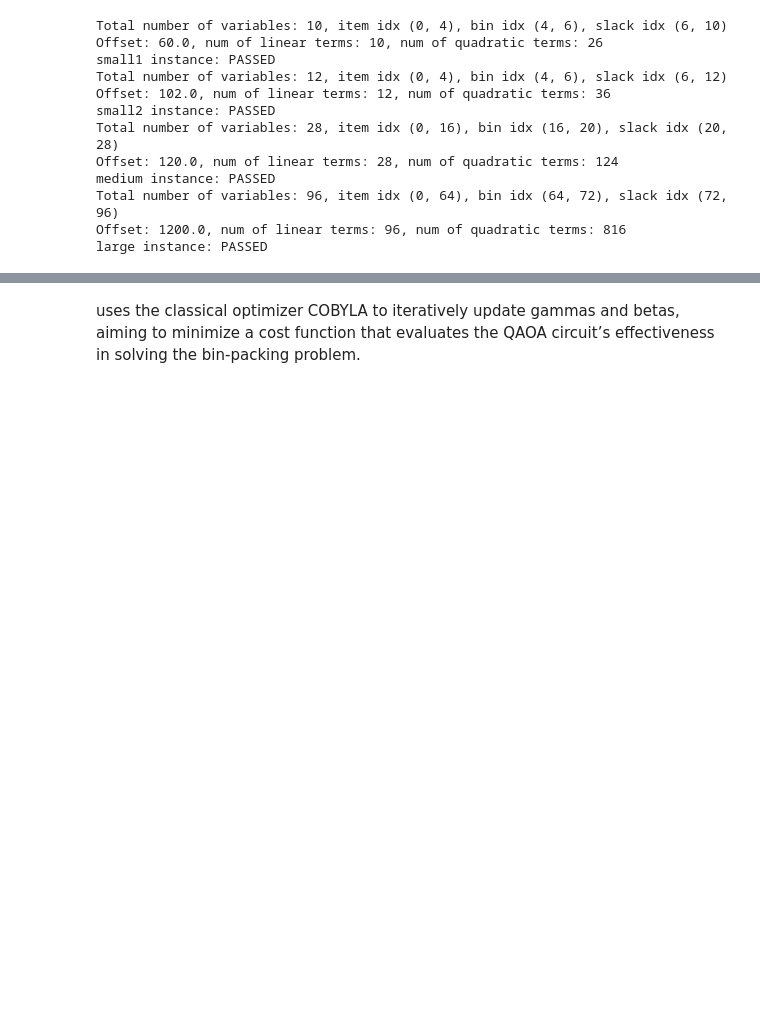
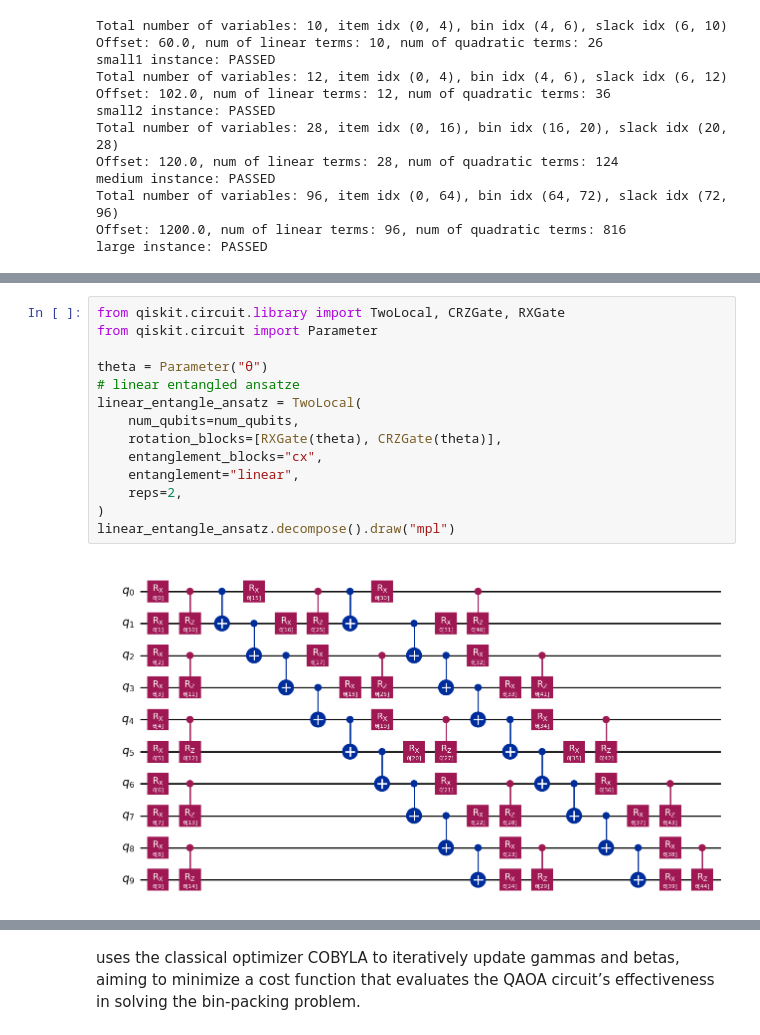
Before and after one commit to YingrongChen/QOSF_tasks, a Jupyter notebook: task3.ipynb, the cells around one changed output, grey strips where cells are left out. Drawn from its saved outputs; the diff is of its cells as text; blank space fills up the shorter version.

```diff
--- a/task3.ipynb
+++ b/task3.ipynb
@@ -350,0 +423,16 @@ Successfully installed pylatexenc-2.10
+# %%
+from qiskit.circuit.library import TwoLocal, CRZGate, RXGate
+from qiskit.circuit import Parameter
+
+theta = Parameter("θ")
+# linear entangled ansatze
+linear_entangle_ansatz = TwoLocal(
+    num_qubits=num_qubits,
+    rotation_blocks=[RXGate(theta), CRZGate(theta)],
+    entanglement_blocks="cx",
+    entanglement="linear",
+    reps=2,
+)
+linear_entangle_ansatz.decompose().draw("mpl")
+# %% [output]
+[figure, added]
```
Also changed, not shown: parts of 38 cells of this notebook.
